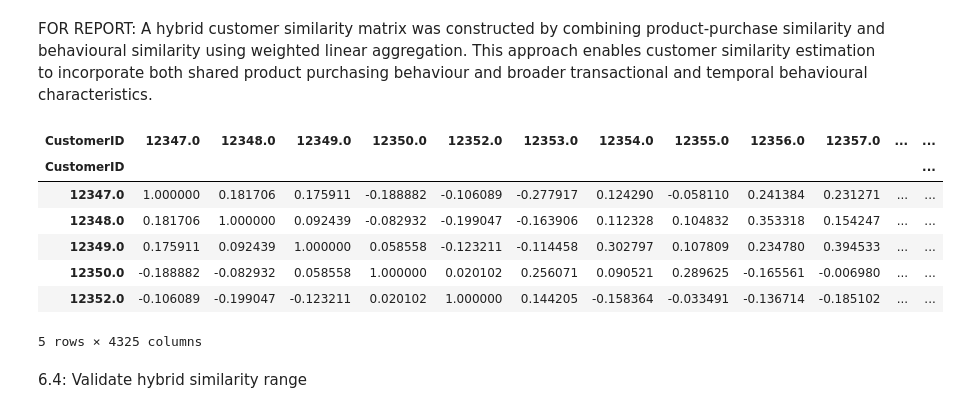
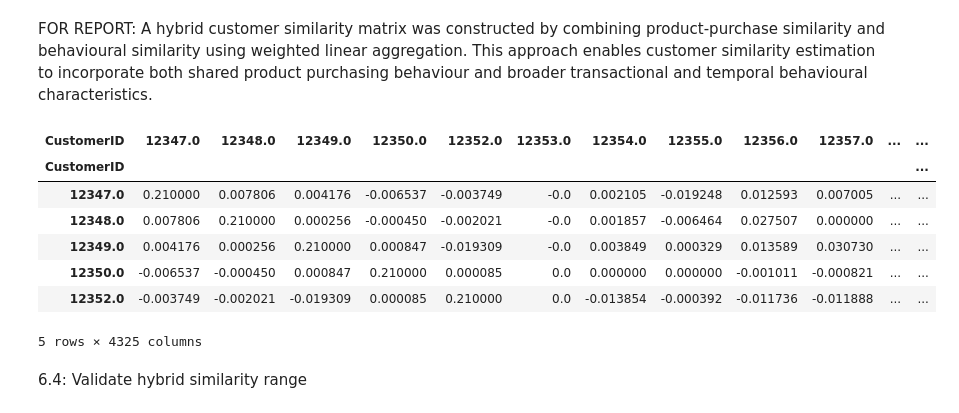
Before and after one commit to OKSolution/ai-data-science-assignment, a Jupyter notebook: notebooks/analysis.ipynb, the cells around one changed output. Cells and saved outputs as stored; diff of their text form; code cells hidden in the pictures.

```diff
--- a/notebooks/analysis.ipynb
+++ b/notebooks/analysis.ipynb
@@ -1095,8 +1095,8 @@ Behavioural similarity scores ranged approximately from -1 to 1 due to the stand
 FOR REPORT: Weighted coefficients were defined to combine product-purchase similarity and behavioural similarity into a unified hybrid similarity measure. Greater emphasis was assigned to product-purchase similarity, while behavioural similarity was incorporated as a supplementary signal to capture broader purchasing behaviour.
 # %%
 # Weight configuration
-product_weight = 0.7
-behaviour_weight = 0.3
+product_weight = 0.5
+behaviour_weight = 0.5
 
 print("Product similarity weight:", product_weight)
 print("Behaviour similarity weight:", behaviour_weight)
@@ -1119,19 +1119,19 @@ behaviour_similarity_df = behaviour_similarity_df.loc[
 FOR REPORT: A hybrid customer similarity matrix was constructed by combining product-purchase similarity and behavioural similarity using weighted linear aggregation. This approach enables customer similarity estimation to incorporate both shared product purchasing behaviour and broader transactional and temporal behavioural characteristics.
 # %%
 hybrid_similarity = (
-    (product_weight * product_similarity_df) +
+    (product_weight * product_similarity_df) *
     (behaviour_weight * behaviour_similarity_df)
 )
 
 hybrid_similarity.head()
 # %% [output]
 | CustomerID | 12347.0 | 12348.0 | 12349.0 | 12350.0 | 12352.0 | 12353.0 | 12354.0 | 12355.0 | 12356.0 | 12357.0 | ... | ... |
 | CustomerID |  |  |  |  |  |  |  |  |  |  |  | ... |
-| 12347.0 | 1.000000 | 0.181706 | 0.175911 | -0.188882 | -0.106089 | -0.277917 | 0.124290 | -0.058110 | 0.241384 | 0.231271 | ... | ... |
-| 12348.0 | 0.181706 | 1.000000 | 0.092439 | -0.082932 | -0.199047 | -0.163906 | 0.112328 | 0.104832 | 0.353318 | 0.154247 | ... | ... |
-| 12349.0 | 0.175911 | 0.092439 | 1.000000 | 0.058558 | -0.123211 | -0.114458 | 0.302797 | 0.107809 | 0.234780 | 0.394533 | ... | ... |
-| 12350.0 | -0.188882 | -0.082932 | 0.058558 | 1.000000 | 0.020102 | 0.256071 | 0.090521 | 0.289625 | -0.165561 | -0.006980 | ... | ... |
-| 12352.0 | -0.106089 | -0.199047 | -0.123211 | 0.020102 | 1.000000 | 0.144205 | -0.158364 | -0.033491 | -0.136714 | -0.185102 | ... | ... |
+| 12347.0 | 0.210000 | 0.007806 | 0.004176 | -0.006537 | -0.003749 | -0.0 | 0.002105 | -0.019248 | 0.012593 | 0.007005 | ... | ... |
+| 12348.0 | 0.007806 | 0.210000 | 0.000256 | -0.000450 | -0.002021 | -0.0 | 0.001857 | -0.006464 | 0.027507 | 0.000000 | ... | ... |
+| 12349.0 | 0.004176 | 0.000256 | 0.210000 | 0.000847 | -0.019309 | -0.0 | 0.003849 | 0.000329 | 0.013589 | 0.030730 | ... | ... |
+| 12350.0 | -0.006537 | -0.000450 | 0.000847 | 0.210000 | 0.000085 | 0.0 | 0.000000 | 0.000000 | -0.001011 | -0.000821 | ... | ... |
+| 12352.0 | -0.003749 | -0.002021 | -0.019309 | 0.000085 | 0.210000 | 0.0 | -0.013854 | -0.000392 | -0.011736 | -0.011888 | ... | ... |
 5 rows × 4325 columns
 # %% [markdown]
 6.4: Validate hybrid similarity range
```
Also changed, not shown: parts of 18 cells of this notebook.
